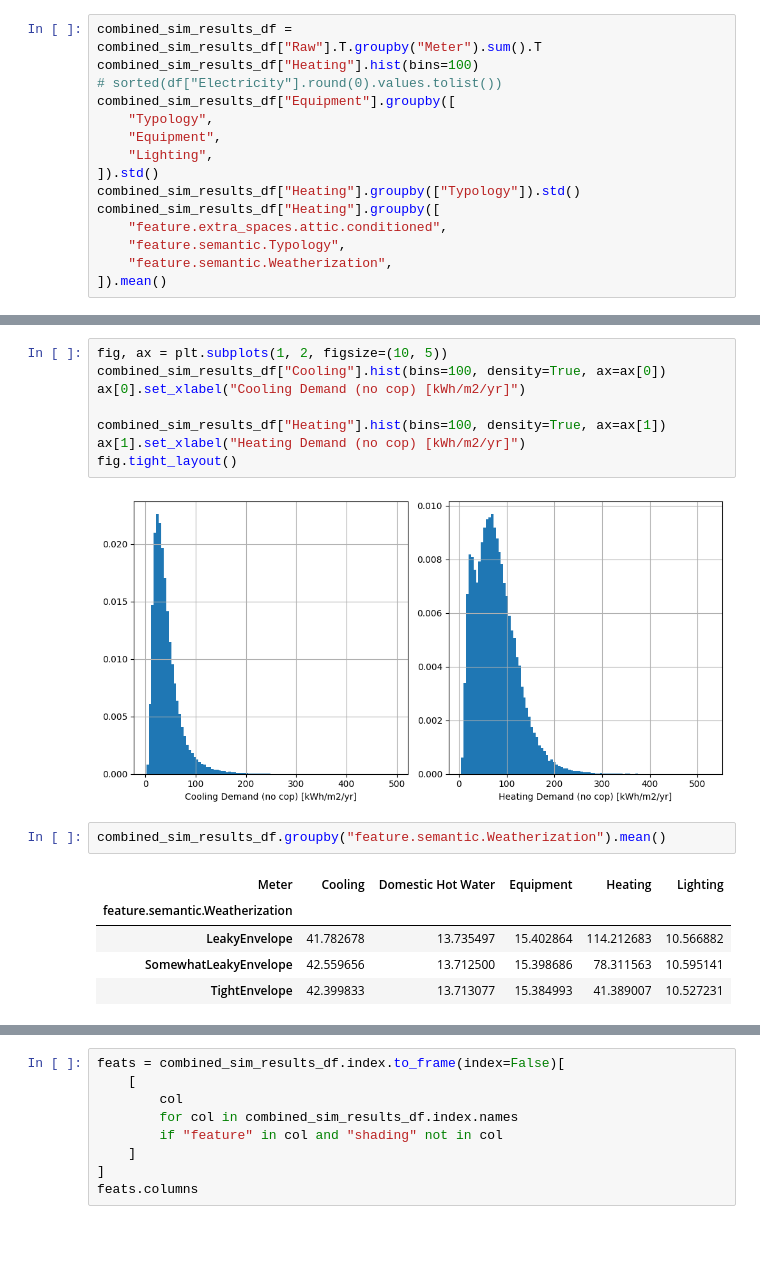
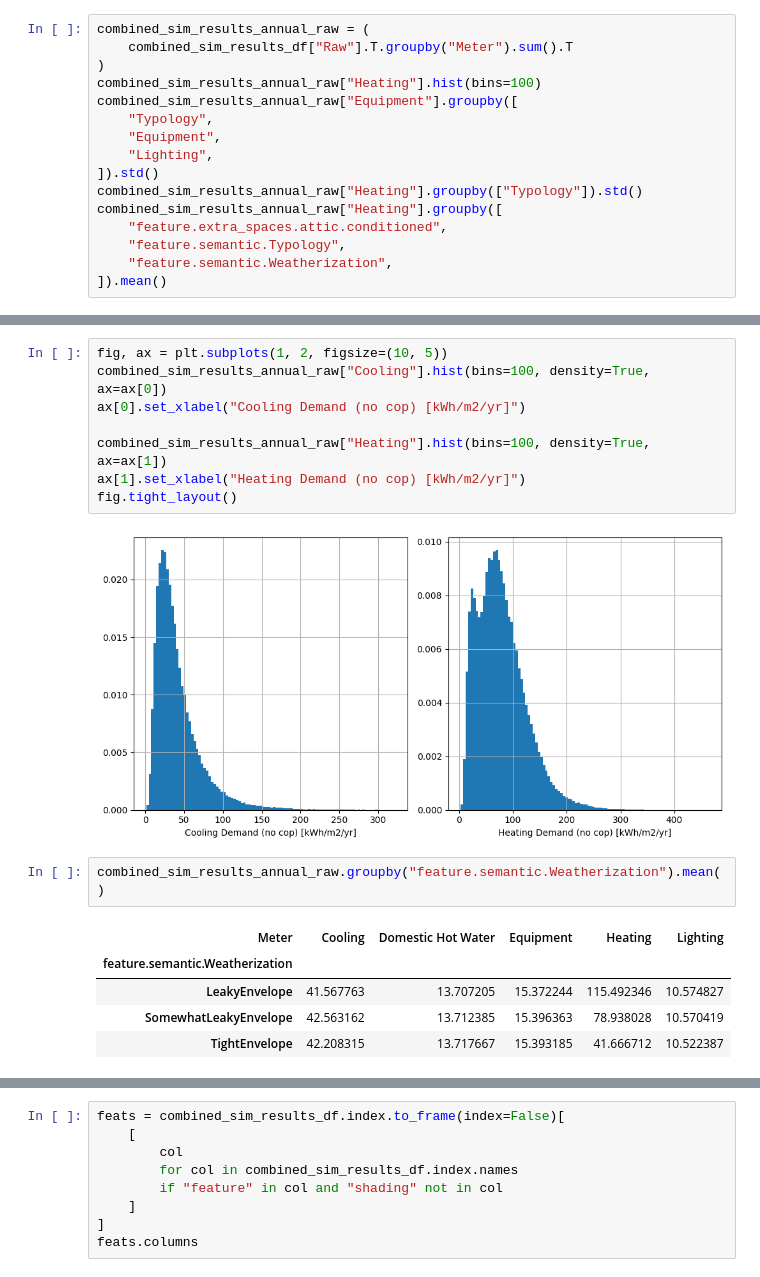
Before and after one commit to szvsw/epengine, a Jupyter notebook: notebooks/learning_curves.ipynb, the cells around one changed output, grey strips where cells are left out. Drawn from its saved outputs; the diff is of its cells as text; blank space fills up the shorter version.

```diff
--- a/notebooks/learning_curves.ipynb
+++ b/notebooks/learning_curves.ipynb
@@ -154,14 +248,15 @@ fig.tight_layout()
 # %%
-combined_sim_results_df = combined_sim_results_df["Raw"].T.groupby("Meter").sum().T
-combined_sim_results_df["Heating"].hist(bins=100)
-# sorted(df["Electricity"].round(0).values.tolist())
-combined_sim_results_df["Equipment"].groupby([
+combined_sim_results_annual_raw = (
+    combined_sim_results_df["Raw"].T.groupby("Meter").sum().T
+)
+combined_sim_results_annual_raw["Heating"].hist(bins=100)
+combined_sim_results_annual_raw["Equipment"].groupby([
     "Typology",
     "Equipment",
     "Lighting",
 ]).std()
-combined_sim_results_df["Heating"].groupby(["Typology"]).std()
-combined_sim_results_df["Heating"].groupby([
+combined_sim_results_annual_raw["Heating"].groupby(["Typology"]).std()
+combined_sim_results_annual_raw["Heating"].groupby([
     "feature.extra_spaces.attic.conditioned",
     "feature.semantic.Typology",
     "feature.semantic.Weatherization",
@@ -185,20 +280,20 @@ Name: Heating, dtype: float64
 # %%
 fig, ax = plt.subplots(1, 2, figsize=(10, 5))
-combined_sim_results_df["Cooling"].hist(bins=100, density=True, ax=ax[0])
+combined_sim_results_annual_raw["Cooling"].hist(bins=100, density=True, ax=ax[0])
 ax[0].set_xlabel("Cooling Demand (no cop) [kWh/m2/yr]")
 
-combined_sim_results_df["Heating"].hist(bins=100, density=True, ax=ax[1])
+combined_sim_results_annual_raw["Heating"].hist(bins=100, density=True, ax=ax[1])
 ax[1].set_xlabel("Heating Demand (no cop) [kWh/m2/yr]")
 fig.tight_layout()
 # %% [output]
-[figure, old version]
+[figure, new version]
 # %%
-combined_sim_results_df.groupby("feature.semantic.Weatherization").mean()
+combined_sim_results_annual_raw.groupby("feature.semantic.Weatherization").mean()
 # %% [output]
 | Meter | Cooling | Domestic Hot Water | Equipment | Heating | Lighting |
 | feature.semantic.Weatherization |  |  |  |  |  |
-| LeakyEnvelope | 41.782678 | 13.735497 | 15.402864 | 114.212683 | 10.566882 |
-| SomewhatLeakyEnvelope | 42.559656 | 13.712500 | 15.398686 | 78.311563 | 10.595141 |
-| TightEnvelope | 42.399833 | 13.713077 | 15.384993 | 41.389007 | 10.527231 |
+| LeakyEnvelope | 41.567763 | 13.707205 | 15.372244 | 115.492346 | 10.574827 |
+| SomewhatLeakyEnvelope | 42.563162 | 13.712385 | 15.396363 | 78.938028 | 10.570419 |
+| TightEnvelope | 42.208315 | 13.717667 | 15.393185 | 41.666712 | 10.522387 |
 # %%
 x = combined_sim_results_df.index.get_level_values("feature.geometry.num_floors").values
```
Also changed, not shown: parts of 34 cells of this notebook, 11 other files.
